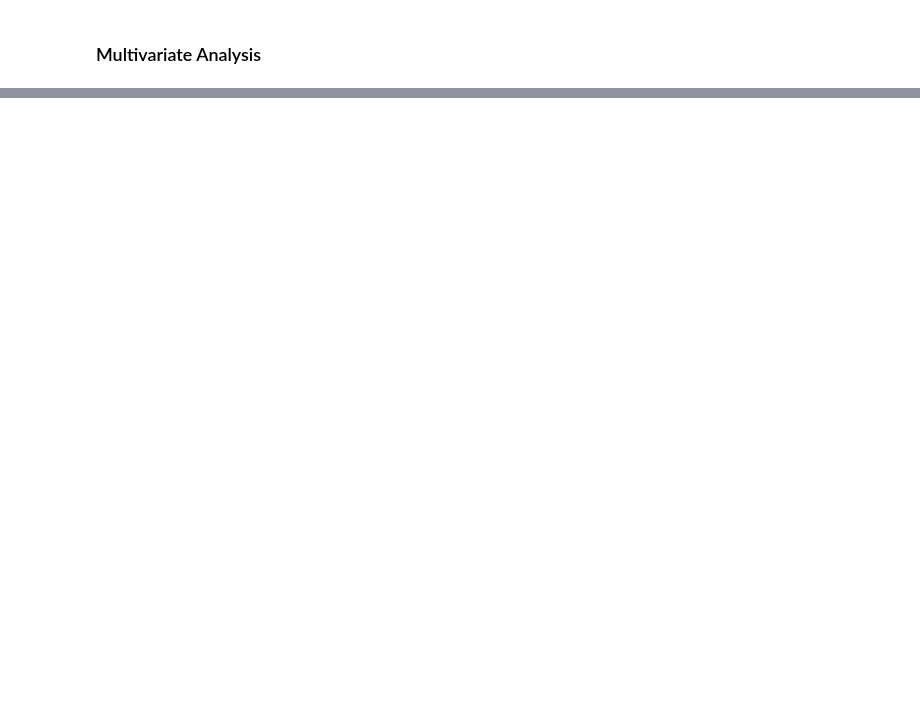
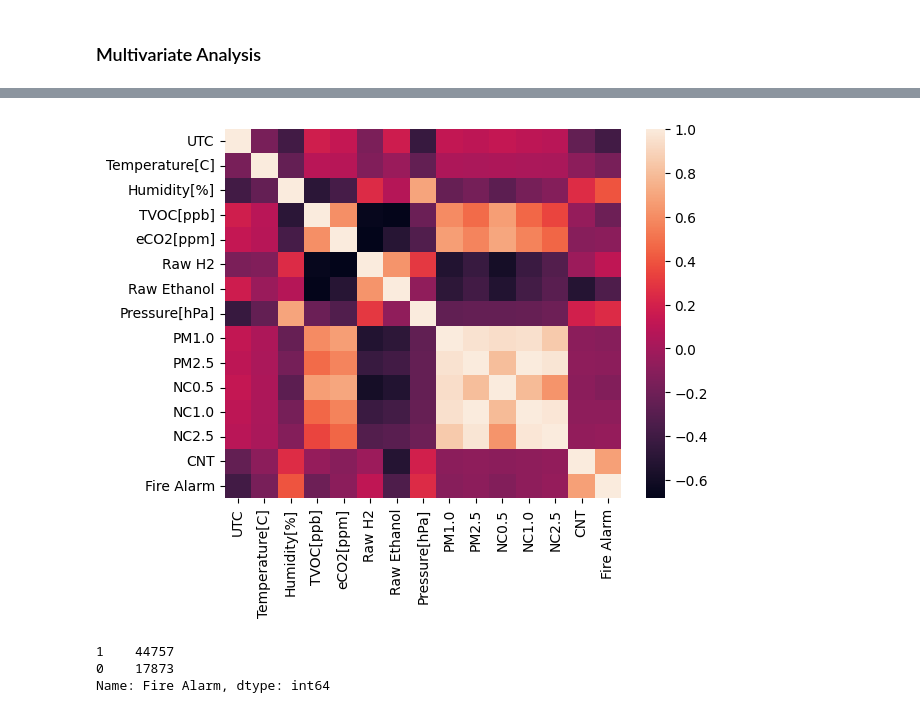
Before and after one commit to hendrikt1479/ml_project_final, a Jupyter notebook: notebooks/smoke.ipynb, the cells around one changed output, grey strips where cells are left out. Cells and saved outputs as stored; diff of their text form; code cells hidden in the pictures; blank space fills up the shorter version.

```diff
--- a/notebooks/smoke.ipynb
+++ b/notebooks/smoke.ipynb
@@ -77,0 +159,11 @@ for i in ori.columns:
+# %%
+sns.heatmap(ori.corr(numeric_only = True))
+plt.show()
+# %% [output]
+[figure, added]
+# %%
+ori['Fire Alarm'].value_counts()
+# %% [output]
+1    44757
+0    17873
+Name: Fire Alarm, dtype: int64
```
Also changed, not shown: parts of 14 cells of this notebook, 2 other files.
